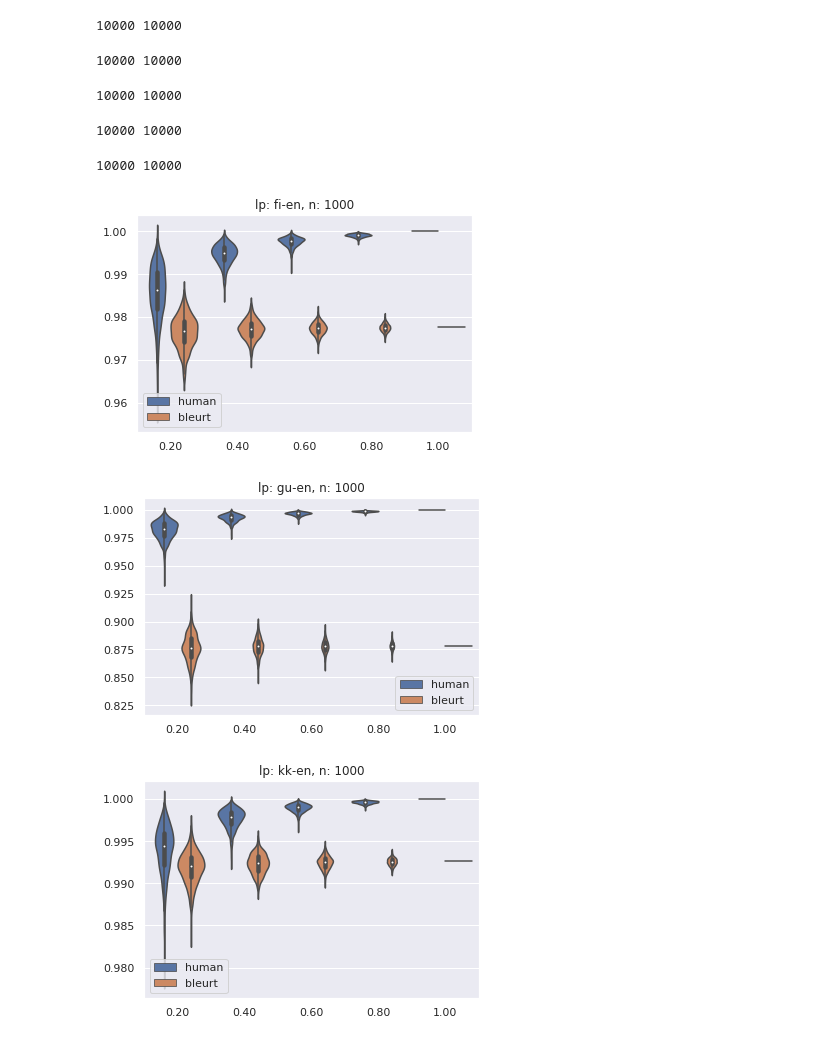
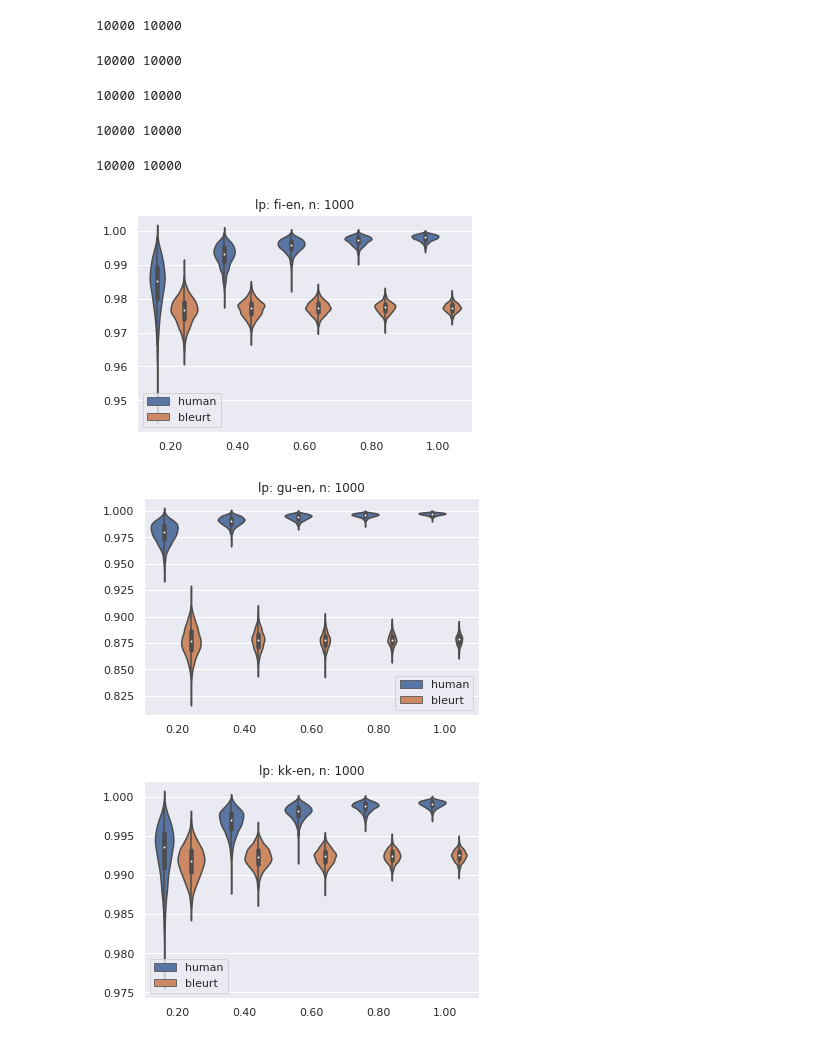
Before and after one commit to johntzwei/robust-metrics, a Jupyter notebook: 8-18_correlation-ub/limits-of_system-level_correlation_varying-sizes.ipynb, the cells around one changed output. Saved outputs shown, nothing was run; the diff lists cells and outputs as text; code cells hidden in the pictures.

Commit message:
changed to replace=true

```diff
--- a/8-18_correlation-ub/limits-of_system-level_correlation_varying-sizes.ipynb
+++ b/8-18_correlation-ub/limits-of_system-level_correlation_varying-sizes.ipynb
@@ -28,34 +28,34 @@ for lp, group in wmt19_toen.groupby(['lp']):
 
     x, y, hue = [], [], []
     for proportion in np.linspace(1, 0, 5, endpoint=False):
         for i in tqdm(range(0, trials)):
-            chosen = np.random.choice(sids, int(len(sids)*proportion), replace=False)
+            chosen = np.random.choice(sids, int(len(sids)*proportion), replace=True)
             B = group[group.sid.isin(chosen)]
             B_scores = B.groupby('system').mean()
             merged = pd.merge(A_scores, B_scores, on=['system'], suffixes=['_large', '_small'])
             r = merged.corr()['score_large']['score_small']
             x.append('%.2f' % proportion)
             y.append(r)
             hue.append('human')
 
             r = merged.corr()['score_large']['bleurt_small']
             x.append('%.2f' % proportion)
             y.append(r)
             hue.append('bleurt')
 
 
     ###
     # distplot
     plt.figure()
     plt.title('lp: %s, n: %d' % (lp, trials))
     print(len(x), len(y))
     sns.violinplot(x=x, y=y, hue=hue)
 # %% [output]
 10000 10000
 10000 10000
 10000 10000
 10000 10000
 10000 10000
-[figure, old version]
+[figure, new version]
-[figure, old version]
+[figure, new version]
-[figure, old version]
+[figure, new version]
```
Also changed, not shown: parts of 1 cell of this notebook.
